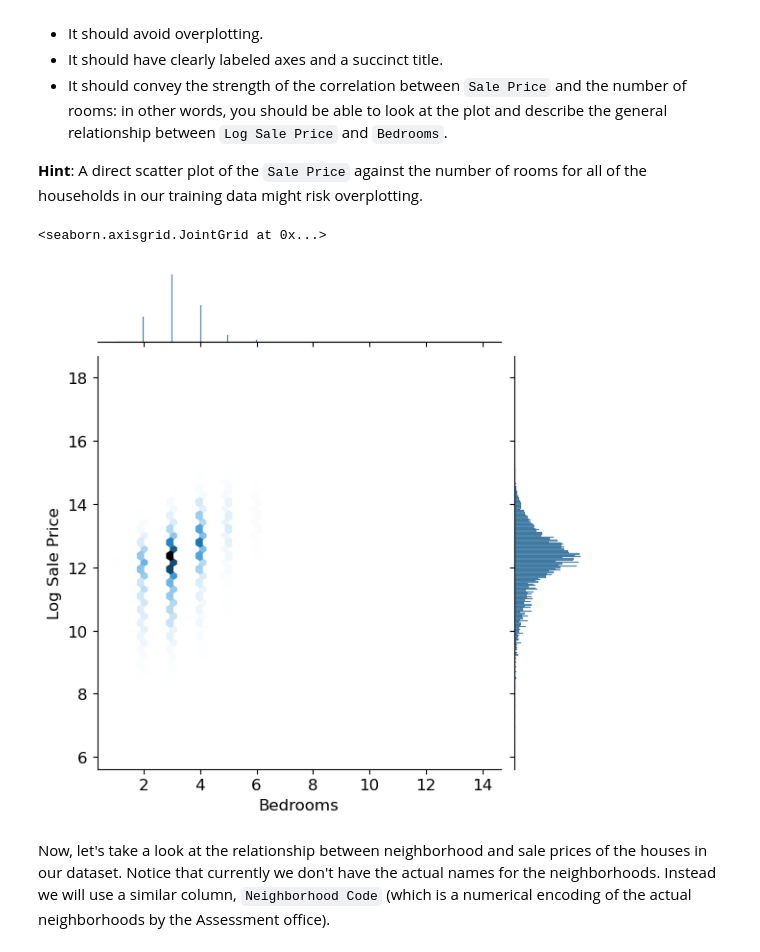
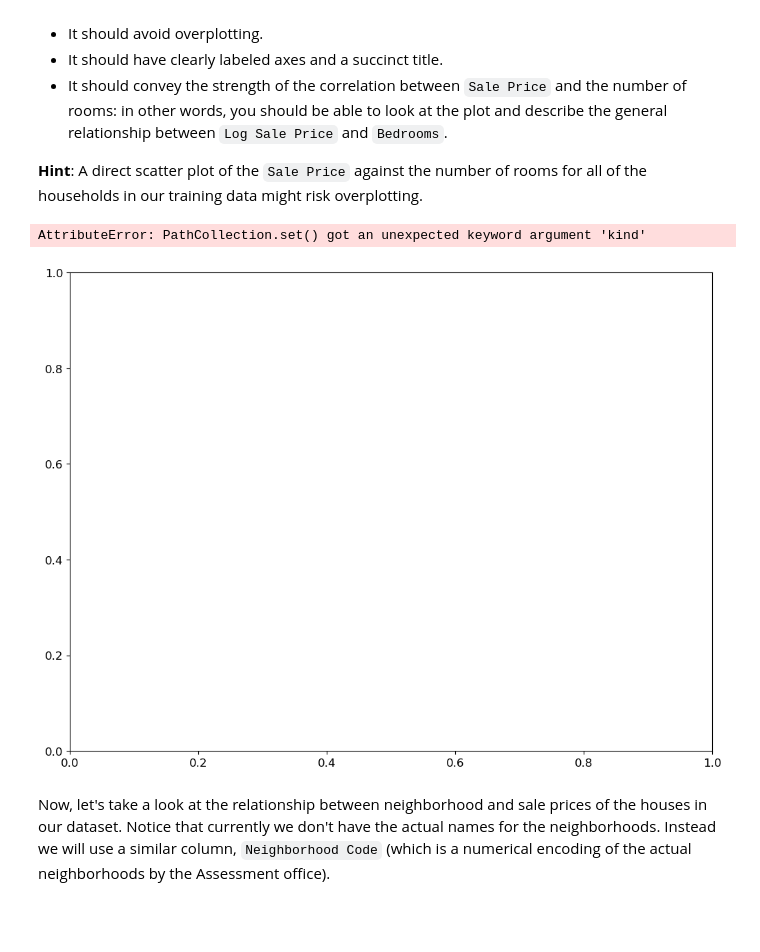
Before and after one commit to siriusyaoz/DS100-fall24, a Jupyter notebook: proj/projA1/projA1.ipynb, the cells around one changed output. Drawn from its saved outputs; the diff is of its cells as text; code cells hidden in the pictures; blank space fills up the shorter version.

```diff
--- a/proj/projA1/projA1.ipynb
+++ b/proj/projA1/projA1.ipynb
@@ -532,10 +545,10 @@ Create a visualization that clearly and succinctly shows if there exists an asso
 
 **Hint**: A direct scatter plot of the `Sale Price` against the number of rooms for all of the households in our training data might risk overplotting.
 # %%
-sns.jointplot(data=training_data,x='Bedrooms',y='Log Sale Price',kind='hex')
+sns.scatterplot(data=training_data,x='Bedrooms',y='Log Sale Price',kind='hex')
 # %% [output]
-<seaborn.axisgrid.JointGrid at 0x...>
+AttributeError: PathCollection.set() got an unexpected keyword argument 'kind'
-[figure, old version]
+[figure, new version]
 # %% [markdown]
 <!-- END QUESTION -->
 
```
Also changed, not shown: parts of 5 cells of this notebook, 4 other files.
